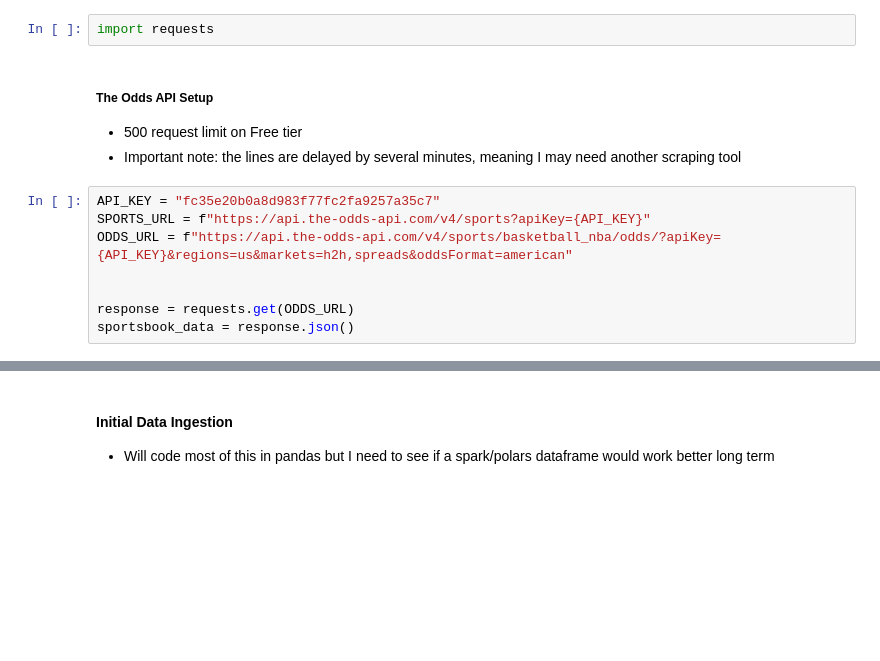
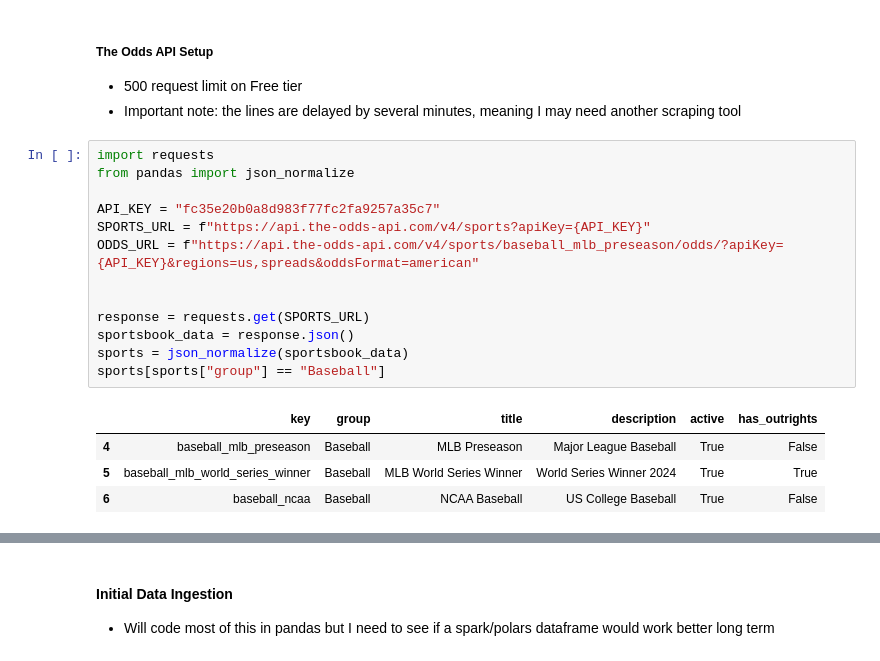
Before and after one commit to tbakely/botley-betting-model, a Jupyter notebook: test_data_extraction.ipynb, the cells around one changed output, grey strips where cells are left out. Cells and saved outputs as stored; diff of their text form; blank space fills up the shorter version.

Commit message:
finished setting up most of the data extraction tools

```diff
--- a/test_data_extraction.ipynb
+++ b/test_data_extraction.ipynb
@@ -1,14 +1,22 @@
-# %%
-import requests
 # %% [markdown]
 ##### The Odds API Setup
 - 500 request limit on Free tier
 - Important note: the lines are delayed by several minutes, meaning I may need another scraping tool
 # %%
+import requests
+from pandas import json_normalize
+
 API_KEY = "fc35e20b0a8d983f77fc2fa9257a35c7"
 SPORTS_URL = f"https://api.the-odds-api.com/v4/sports?apiKey={API_KEY}"
-ODDS_URL = f"https://api.the-odds-api.com/v4/sports/basketball_nba/odds/?apiKey={API_KEY}&regions=us&markets=h2h,spreads&oddsFormat=american"
+ODDS_URL = f"https://api.the-odds-api.com/v4/sports/baseball_mlb_preseason/odds/?apiKey={API_KEY}&regions=us,spreads&oddsFormat=american"
 
 
-response = requests.get(ODDS_URL)
+response = requests.get(SPORTS_URL)
 sportsbook_data = response.json()
+sports = json_normalize(sportsbook_data)
+sports[sports["group"] == "Baseball"]
+# %% [output]
+|  | key | group | title | description | active | has_outrights |
+| 4 | baseball_mlb_preseason | Baseball | MLB Preseason | Major League Baseball | True | False |
+| 5 | baseball_mlb_world_series_winner | Baseball | MLB World Series Winner | World Series Winner 2024 | True | True |
+| 6 | baseball_ncaa | Baseball | NCAA Baseball | US College Baseball | True | False |
```
Also changed, not shown: parts of 29 cells of this notebook, 3 other files.
